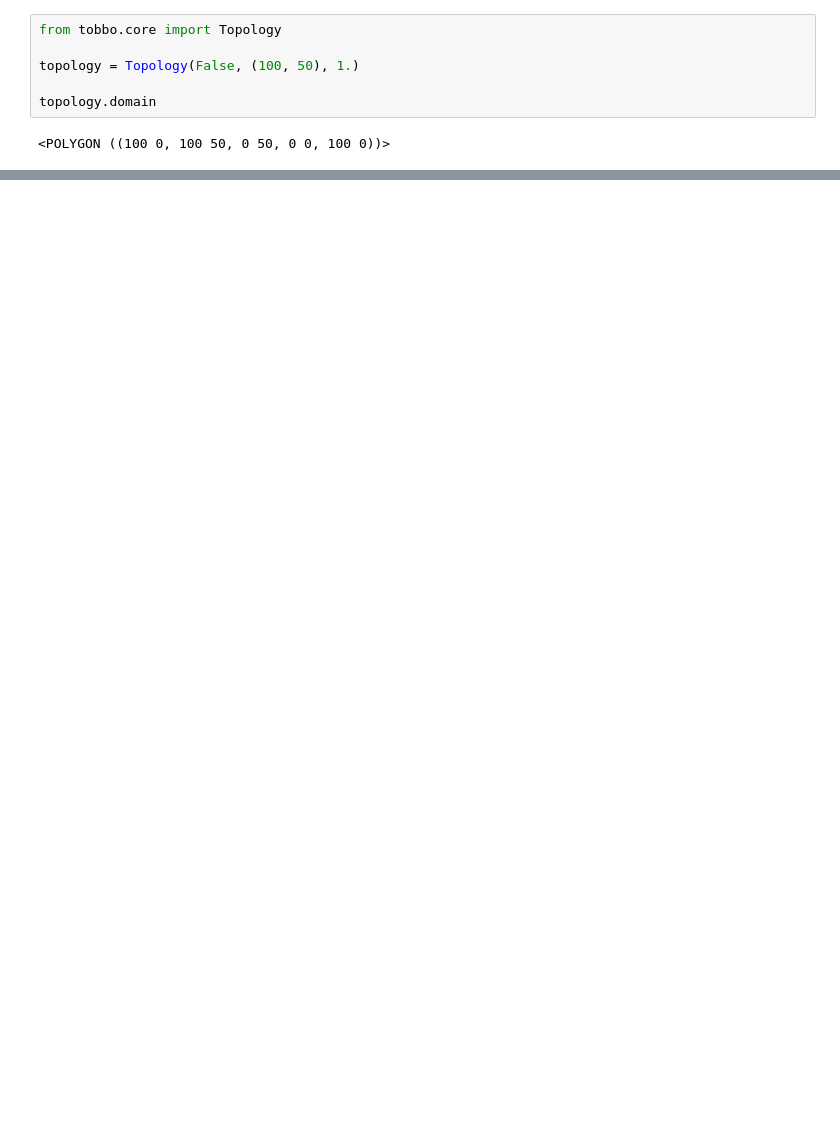
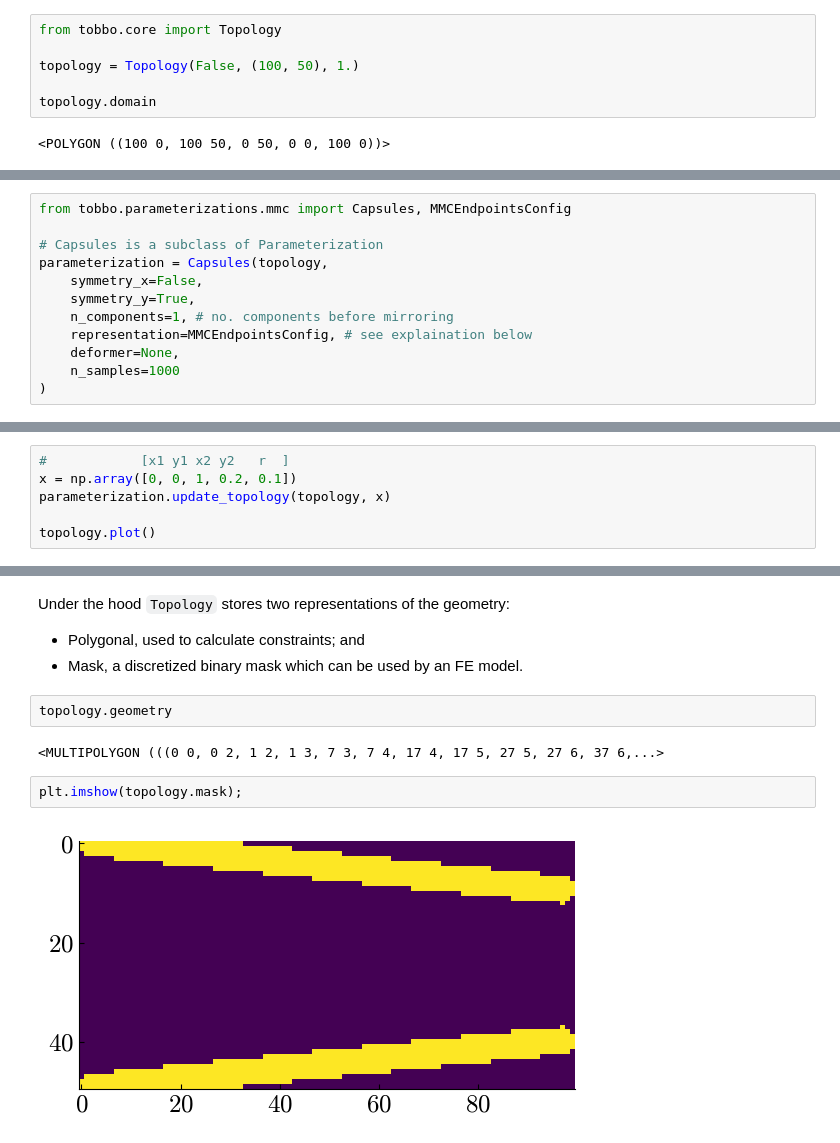
Before and after one commit to jelle-westra/tobbo, a Jupyter notebook: tutorial.ipynb, the cells around one changed output, grey strips where cells are left out. Saved outputs shown, nothing was run; the diff lists cells and outputs as text; blank space fills up the shorter version.

```diff
--- a/tutorial.ipynb
+++ b/tutorial.ipynb
@@ -31,0 +128,12 @@ topology.domain
+# %%
+from tobbo.parameterizations.mmc import Capsules, MMCEndpointsConfig
+
+# Capsules is a subclass of Parameterization
+parameterization = Capsules(topology,
+    symmetry_x=False,
+    symmetry_y=True,
+    n_components=1, # no. components before mirroring
+    representation=MMCEndpointsConfig, # see explaination below
+    deformer=None,
+    n_samples=1000
+)
@@ -31,0 +144,6 @@ topology.domain
+# %%
+#            [x1 y1 x2 y2   r  ]
+x = np.array([0, 0, 1, 0.2, 0.1])
+parameterization.update_topology(topology, x)
+
+topology.plot()
@@ -31,0 +152,12 @@ topology.domain
+# %% [markdown]
+Under the hood `Topology` stores two representations of the geometry:
+- Polygonal, used to calculate constraints; and
+- Mask, a discretized binary mask which can be used by an FE model.
+# %%
+topology.geometry
+# %% [output]
+<MULTIPOLYGON (((0 0, 0 2, 1 2, 1 3, 7 3, 7 4, 17 4, 17 5, 27 5, 27 6, 37 6,...>
+# %%
+plt.imshow(topology.mask);
+# %% [output]
+[figure, added]
```
Also changed, not shown: parts of 29 cells of this notebook, 15 other files.
